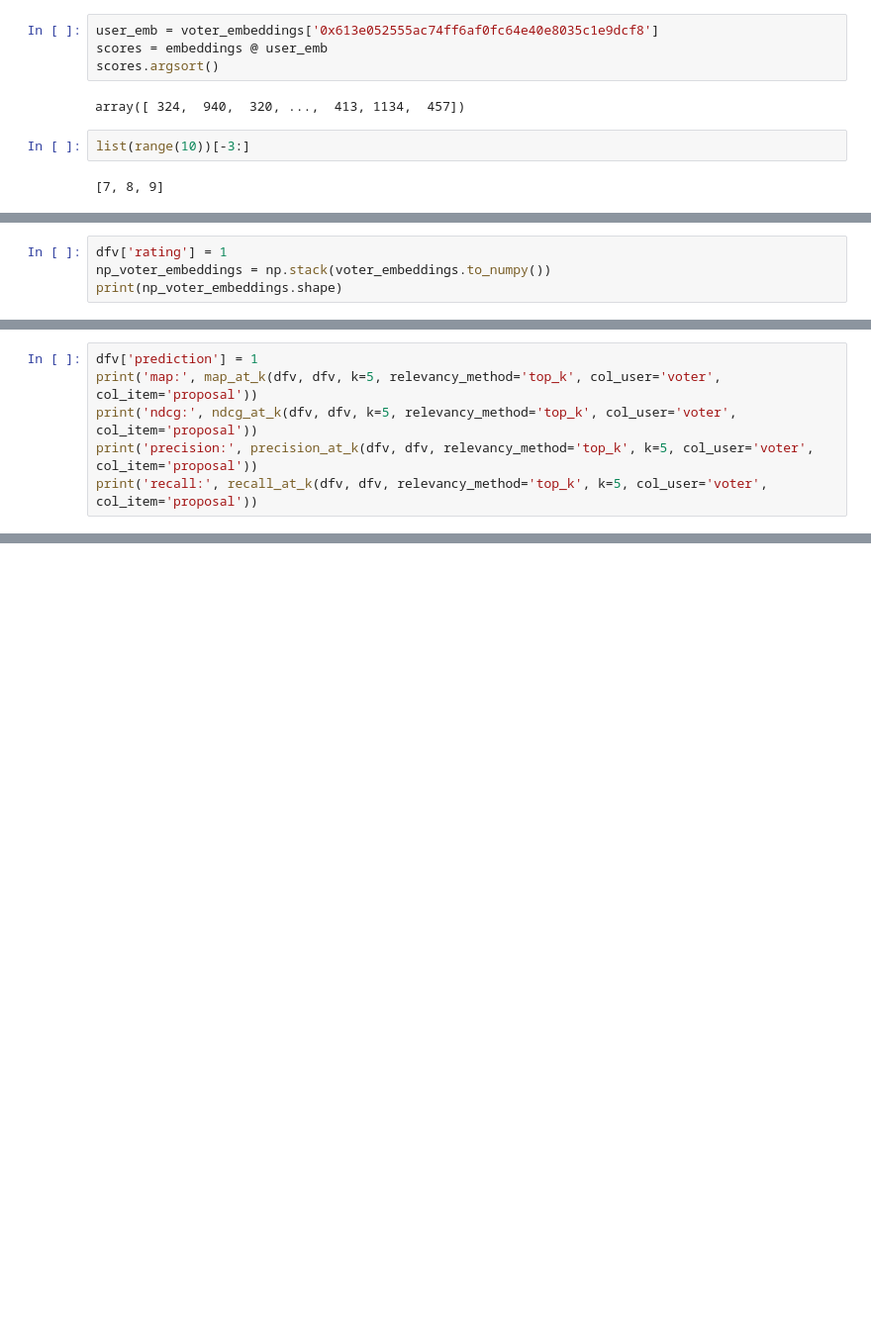
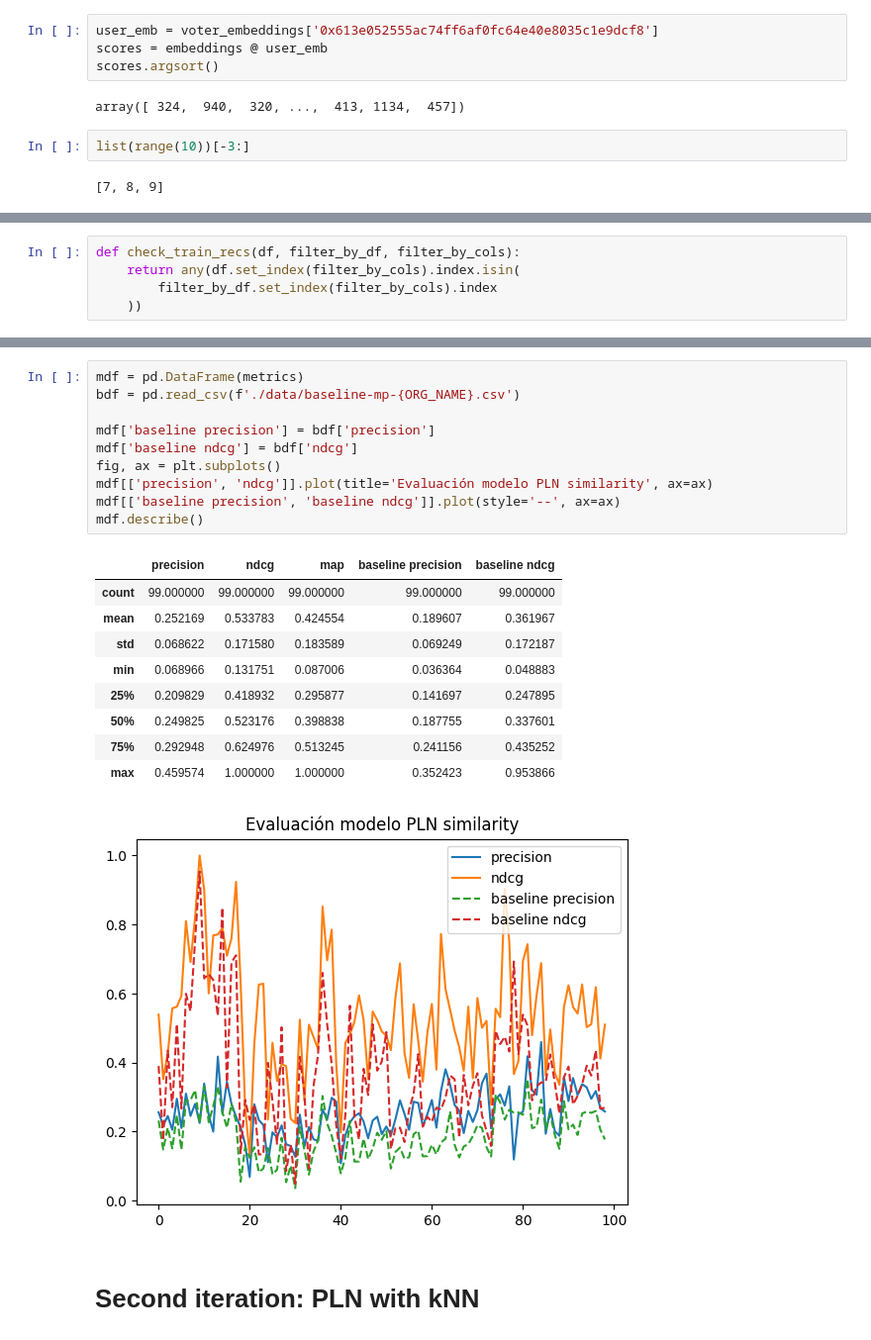
Before and after one commit to daviddavo/upm-tfm-notebooks, a Jupyter notebook: 08_pln.ipynb, the cells around one changed output, grey strips where cells are left out. Shown at 99% size. Drawn from its saved outputs; the diff is of its cells as text; blank space fills up the shorter version.

```diff
--- a/08_pln.ipynb
+++ b/08_pln.ipynb
@@ -233,4 +306,0 @@ from recommenders.evaluation.python_evaluation import map_at_k, ndcg_at_k, preci
-# %%
-dfv['rating'] = 1
-np_voter_embeddings = np.stack(voter_embeddings.to_numpy())
-print(np_voter_embeddings.shape)
@@ -284,6 +306,0 @@ recall: 0.006523095073203304
-# %%
-dfv['prediction'] = 1
-print('map:', map_at_k(dfv, dfv, k=5, relevancy_method='top_k', col_user='voter', col_item='proposal'))
-print('ndcg:', ndcg_at_k(dfv, dfv, k=5, relevancy_method='top_k', col_user='voter', col_item='proposal'))
-print('precision:', precision_at_k(dfv, dfv, relevancy_method='top_k', k=5, col_user='voter', col_item='proposal'))
-print('recall:', recall_at_k(dfv, dfv, relevancy_method='top_k', k=5, col_user='voter', col_item='proposal'))
@@ -294,0 +307,5 @@ recall: 0.741011513447713
+# %%
+def check_train_recs(df, filter_by_df, filter_by_cols):
+    return any(df.set_index(filter_by_cols).index.isin(
+        filter_by_df.set_index(filter_by_cols).index
+    ))
@@ -294,0 +368,23 @@ recall: 0.741011513447713
+# %%
+mdf = pd.DataFrame(metrics)
+bdf = pd.read_csv(f'./data/baseline-mp-{ORG_NAME}.csv')
+
+mdf['baseline precision'] = bdf['precision']
+mdf['baseline ndcg'] = bdf['ndcg']
+fig, ax = plt.subplots()
+mdf[['precision', 'ndcg']].plot(title='Evaluación modelo PLN similarity', ax=ax)
+mdf[['baseline precision', 'baseline ndcg']].plot(style='--', ax=ax)
+mdf.describe()
+# %% [output]
+|  | precision | ndcg | map | baseline precision | baseline ndcg |
+| count | 99.000000 | 99.000000 | 99.000000 | 99.000000 | 99.000000 |
+| mean | 0.252169 | 0.533783 | 0.424554 | 0.189607 | 0.361967 |
+| std | 0.068622 | 0.171580 | 0.183589 | 0.069249 | 0.172187 |
+| min | 0.068966 | 0.131751 | 0.087006 | 0.036364 | 0.048883 |
+| 25% | 0.209829 | 0.418932 | 0.295877 | 0.141697 | 0.247895 |
+| 50% | 0.249825 | 0.523176 | 0.398838 | 0.187755 | 0.337601 |
+| 75% | 0.292948 | 0.624976 | 0.513245 | 0.241156 | 0.435252 |
+| max | 0.459574 | 1.000000 | 1.000000 | 0.352423 | 0.953866 |
+[figure, added]
+# %% [markdown]
+# Second iteration: PLN with kNN
```
Also changed, not shown: parts of 31 cells of this notebook, 3 other files.
